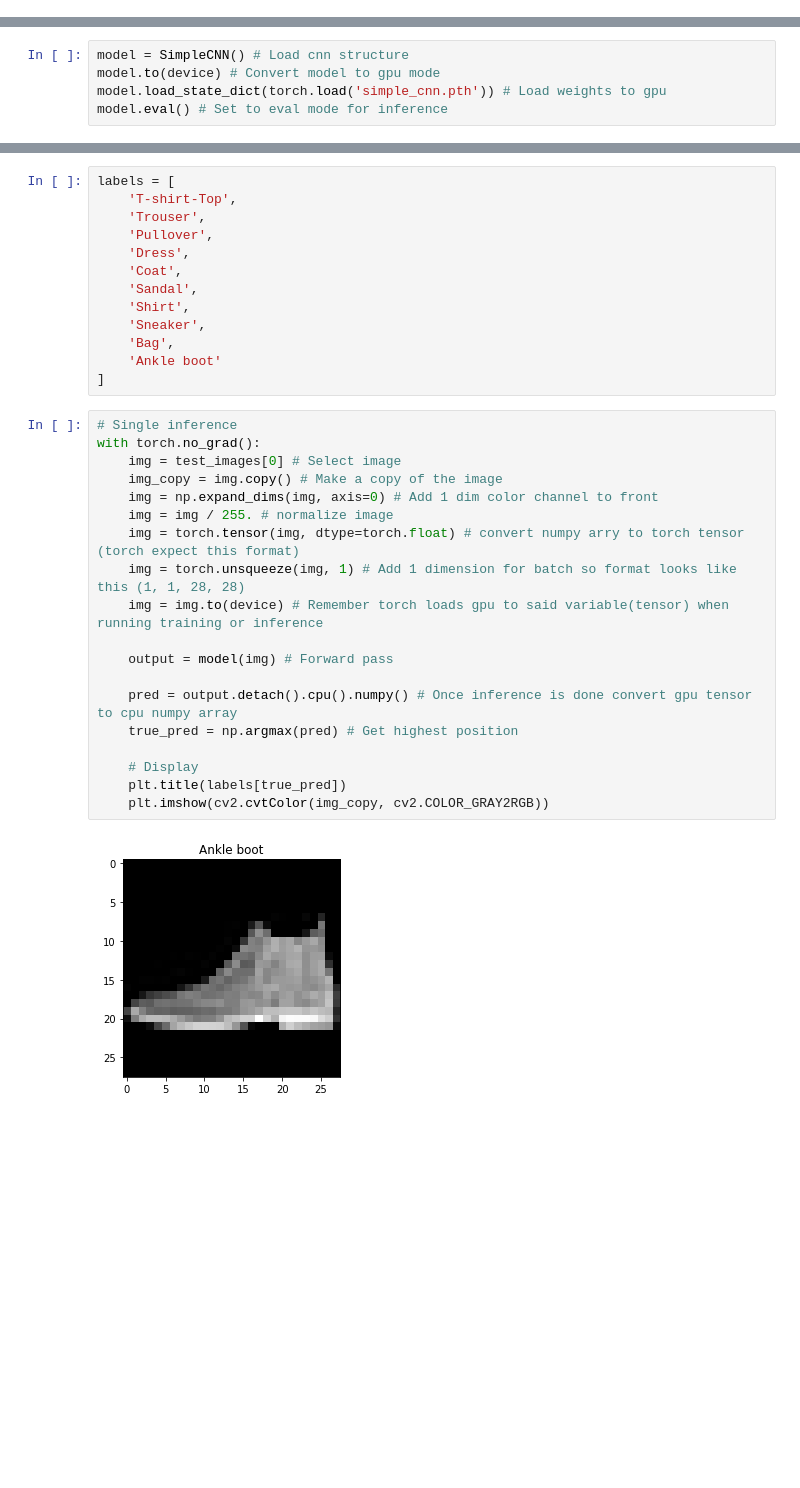
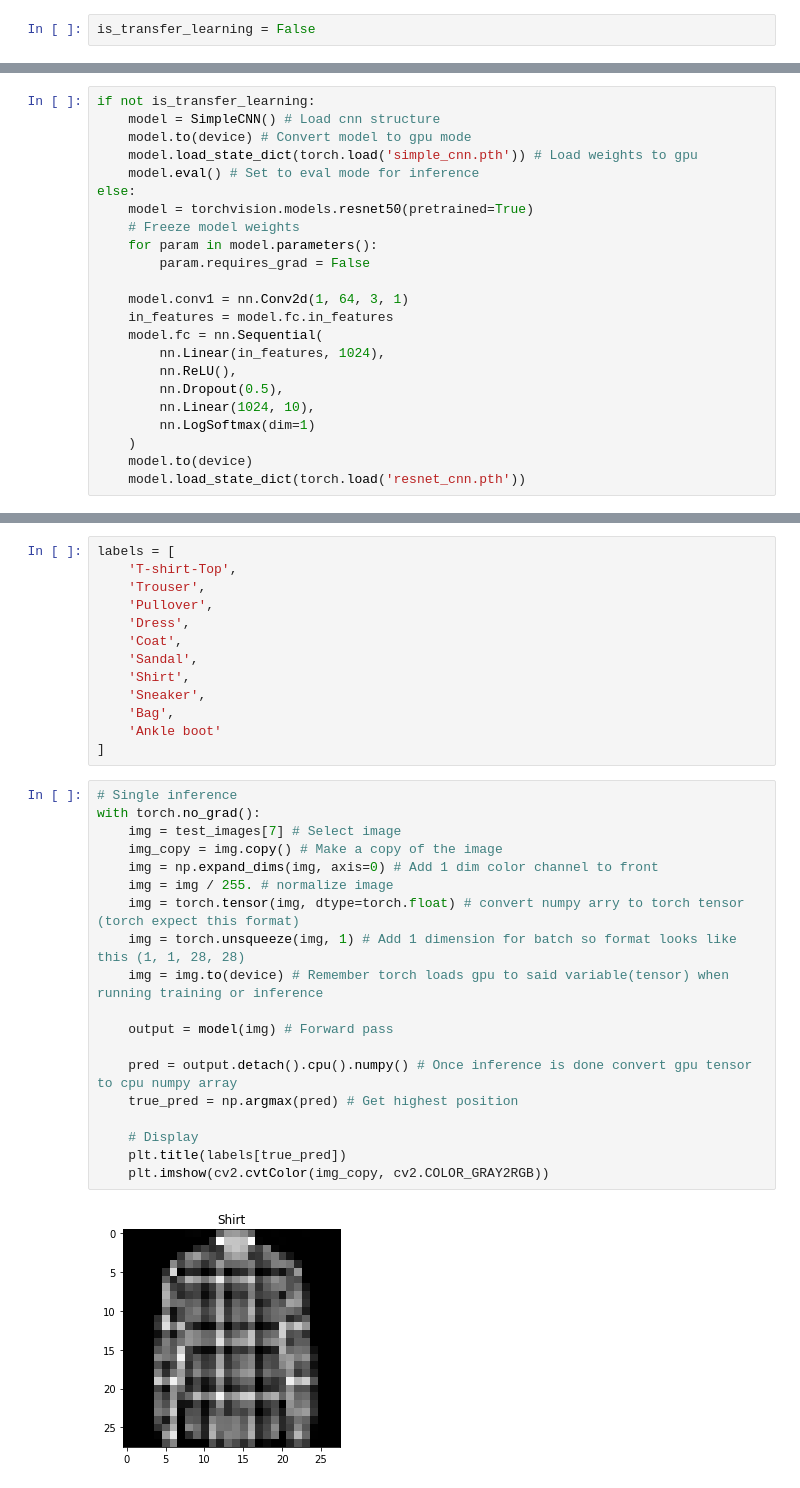
Before and after one commit to edwin-19/torch_fashion_mnist_onnx, a Jupyter notebook: Inference Torch.ipynb, the cells around one changed output, grey strips where cells are left out. Cells and saved outputs as stored; diff of their text form; blank space fills up the shorter version.

Commit message:
Added transfer learning to torch models

```diff
--- a/Inference Torch.ipynb
+++ b/Inference Torch.ipynb
@@ -17,6 +18,8 @@ else:
     device = torch.device('cpu')
 # %% [output]
 Detect GPU: GeForce GTX 1080
+# %%
+is_transfer_learning = False
 # %%
 # Load images and label
 test_images = idx2numpy.convert_from_file('data/raw/t10k-images-idx3-ubyte')
@@ -59,7 +62,25 @@ class SimpleCNN(nn.Module):
 
         return output
 # %%
-model = SimpleCNN() # Load cnn structure
-model.to(device) # Convert model to gpu mode
-model.load_state_dict(torch.load('simple_cnn.pth')) # Load weights to gpu
-model.eval() # Set to eval mode for inference
+if not is_transfer_learning:
+    model = SimpleCNN() # Load cnn structure
+    model.to(device) # Convert model to gpu mode
+    model.load_state_dict(torch.load('simple_cnn.pth')) # Load weights to gpu
+    model.eval() # Set to eval mode for inference
+else:
+    model = torchvision.models.resnet50(pretrained=True)
+    # Freeze model weights
+    for param in model.parameters():
+        param.requires_grad = False
+
+    model.conv1 = nn.Conv2d(1, 64, 3, 1)
+    in_features = model.fc.in_features
+    model.fc = nn.Sequential(
+        nn.Linear(in_features, 1024),
+        nn.ReLU(),
+        nn.Dropout(0.5),
+        nn.Linear(1024, 10),
+        nn.LogSoftmax(dim=1)
+    )
+    model.to(device)
+    model.load_state_dict(torch.load('resnet_cnn.pth'))
@@ -89,21 +100,21 @@ labels = [
 # %%
 # Single inference
 with torch.no_grad():
-    img = test_images[0] # Select image
+    img = test_images[7] # Select image
     img_copy = img.copy() # Make a copy of the image
     img = np.expand_dims(img, axis=0) # Add 1 dim color channel to front
     img = img / 255. # normalize image
     img = torch.tensor(img, dtype=torch.float) # convert numpy arry to torch tensor (torch expect this format)
     img = torch.unsqueeze(img, 1) # Add 1 dimension for batch so format looks like this (1, 1, 28, 28)
     img = img.to(device) # Remember torch loads gpu to said variable(tensor) when running training or inference
 
     output = model(img) # Forward pass
 
     pred = output.detach().cpu().numpy() # Once inference is done convert gpu tensor to cpu numpy array
     true_pred = np.argmax(pred) # Get highest position
 
     # Display
     plt.title(labels[true_pred])
     plt.imshow(cv2.cvtColor(img_copy, cv2.COLOR_GRAY2RGB))
 # %% [output]
-[figure, old version]
+[figure, new version]
```
Also changed, not shown: parts of 6 cells of this notebook, 4 other files.
